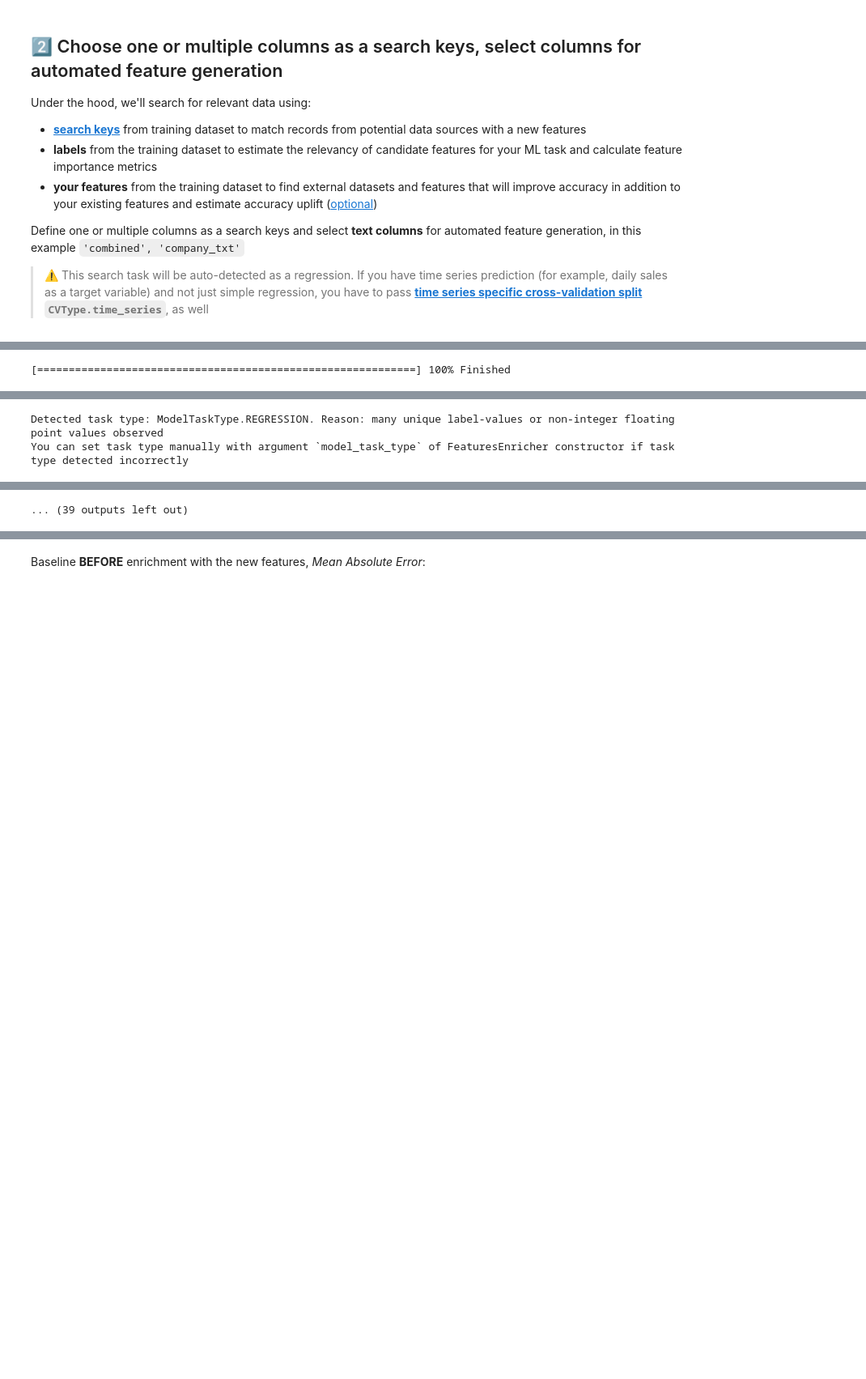
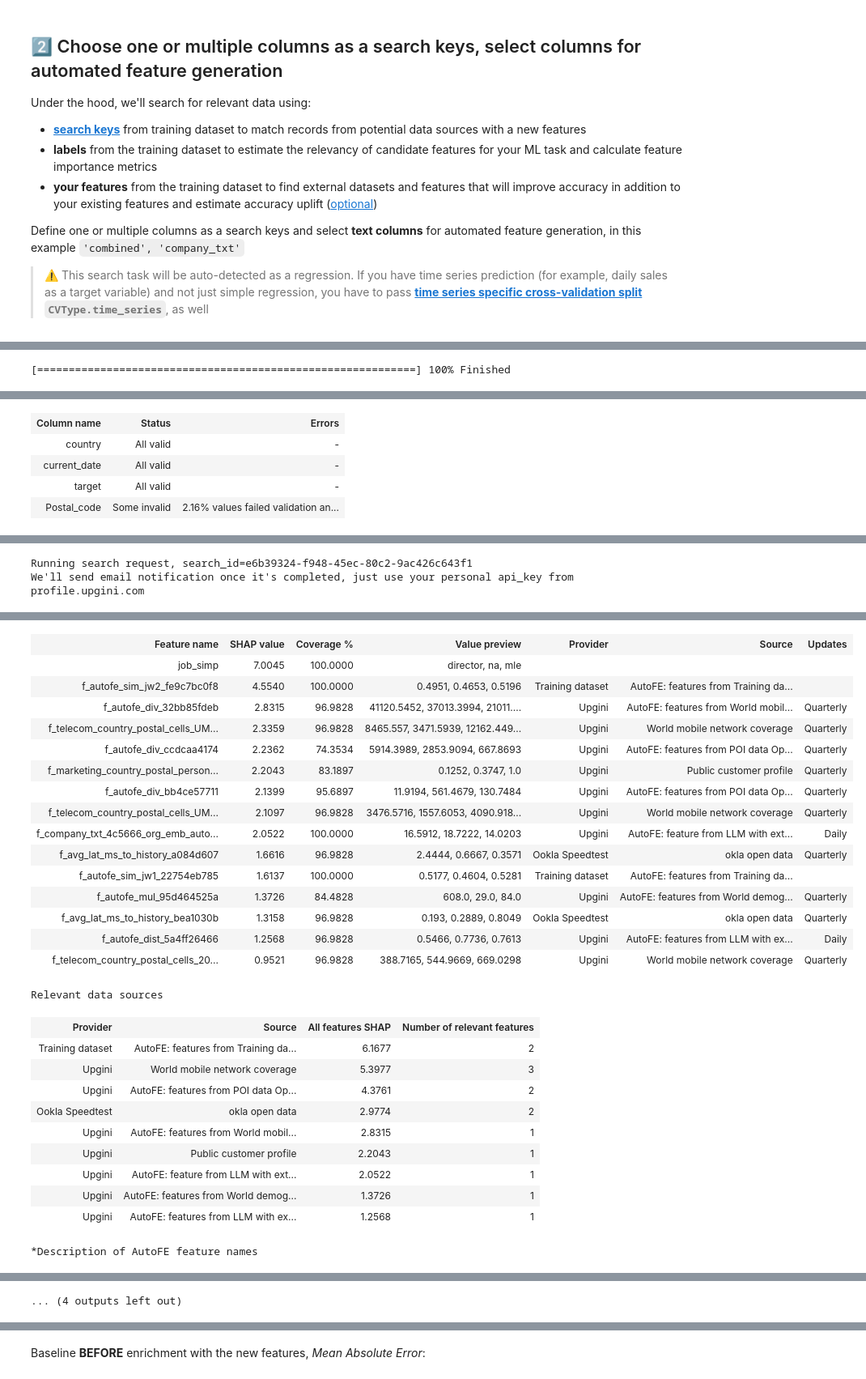
Before and after one commit to upgini/upgini, a Jupyter notebook: notebooks/Upgini_Features_search&generation.ipynb, the cells around one changed output, grey strips where cells are left out. Shown: that part at 81% size. Drawn from its saved outputs; the diff is of its cells as text; code cells hidden in the pictures; blank space fills up the shorter version.

```diff
--- a/notebooks/Upgini_Features_search&generation.ipynb
+++ b/notebooks/Upgini_Features_search&generation.ipynb
@@ -83,7 +85,7 @@ You need to separate features from targets in *a scikit-learn style* (X and y).
 # %%
 train_features = df.drop(['avg_salary'], axis=1)
 train_target = df.avg_salary
-enriched_train_features = enricher.fit_transform(
+enriched_train_features = enricher.fit(
     train_features,
     train_target,
     scoring = "mean_absolute_error")
@@ -94 +109,6 @@ Demo training dataset detected. Registration for an API key is not required.
+| Column name | Status | Errors |
+| country | All valid | - |
+| current_date | All valid | - |
+| target | All valid | - |
+| Postal_code | Some invalid | 2.16% values failed validation an... |
 [interactive output not drawn]
@@ -99,2 +115,2 @@ Demo training dataset detected. Registration for an API key is not required.
-Detected task type: ModelTaskType.REGRESSION. Reason: many unique label-values or non-integer floating point values observed
-You can set task type manually with argument `model_task_type` of FeaturesEnricher constructor if task type detected incorrectly
+Running search request, search_id=e6b39324-f948-45ec-80c2-9ac426c643f1
+We'll send email notification once it's completed, just use your personal api_key from profile.upgini.com
@@ -104 +118,28 @@ WARNING #1: No date/datetime column was detected in X to be used as a search key
+| Feature name | SHAP value | Coverage % | Value preview | Provider | Source | Updates |
+| job_simp | 7.0045 | 100.0000 | director, na, mle |  |  |  |
+| f_autofe_sim_jw2_fe9c7bc0f8 | 4.5540 | 100.0000 | 0.4951, 0.4653, 0.5196 | Training dataset | AutoFE: features from Training da... |  |
+| f_autofe_div_32bb85fdeb | 2.8315 | 96.9828 | 41120.5452, 37013.3994, 21011.... | Upgini | AutoFE: features from World mobil... | Quarterly |
+| f_telecom_country_postal_cells_UM... | 2.3359 | 96.9828 | 8465.557, 3471.5939, 12162.449... | Upgini | World mobile network coverage | Quarterly |
+| f_autofe_div_ccdcaa4174 | 2.2362 | 74.3534 | 5914.3989, 2853.9094, 667.8693 | Upgini | AutoFE: features from POI data Op... | Quarterly |
+| f_marketing_country_postal_person... | 2.2043 | 83.1897 | 0.1252, 0.3747, 1.0 | Upgini | Public customer profile | Quarterly |
+| f_autofe_div_bb4ce57711 | 2.1399 | 95.6897 | 11.9194, 561.4679, 130.7484 | Upgini | AutoFE: features from POI data Op... | Quarterly |
+| f_telecom_country_postal_cells_UM... | 2.1097 | 96.9828 | 3476.5716, 1557.6053, 4090.918... | Upgini | World mobile network coverage | Quarterly |
+| f_company_txt_4c5666_org_emb_auto... | 2.0522 | 100.0000 | 16.5912, 18.7222, 14.0203 | Upgini | AutoFE: feature from LLM with ext... | Daily |
+| f_avg_lat_ms_to_history_a084d607 | 1.6616 | 96.9828 | 2.4444, 0.6667, 0.3571 | Ookla Speedtest | okla open data | Quarterly |
+| f_autofe_sim_jw1_22754eb785 | 1.6137 | 100.0000 | 0.5177, 0.4604, 0.5281 | Training dataset | AutoFE: features from Training da... |  |
+| f_autofe_mul_95d464525a | 1.3726 | 84.4828 | 608.0, 29.0, 84.0 | Upgini | AutoFE: features from World demog... | Quarterly |
+| f_avg_lat_ms_to_history_bea1030b | 1.3158 | 96.9828 | 0.193, 0.2889, 0.8049 | Ookla Speedtest | okla open data | Quarterly |
+| f_autofe_dist_5a4ff26466 | 1.2568 | 96.9828 | 0.5466, 0.7736, 0.7613 | Upgini | AutoFE: features from LLM with ex... | Daily |
+| f_telecom_country_postal_cells_20... | 0.9521 | 96.9828 | 388.7165, 544.9669, 669.0298 | Upgini | World mobile network coverage | Quarterly |
-... (39 outputs left out)
+Relevant data sources
+| Provider | Source | All features SHAP | Number of relevant features |
+| Training dataset | AutoFE: features from Training da... | 6.1677 | 2 |
+| Upgini | World mobile network coverage | 5.3977 | 3 |
+| Upgini | AutoFE: features from POI data Op... | 4.3761 | 2 |
+| Ookla Speedtest | okla open data | 2.9774 | 2 |
+| Upgini | AutoFE: features from World mobil... | 2.8315 | 1 |
+| Upgini | Public customer profile | 2.2043 | 1 |
+| Upgini | AutoFE: feature from LLM with ext... | 2.0522 | 1 |
+| Upgini | AutoFE: features from World demog... | 1.3726 | 1 |
+| Upgini | AutoFE: features from LLM with ex... | 1.2568 | 1 |
+*Description of AutoFE feature names
@@ -105,3 +155,4 @@ WARNING #1: No date/datetime column was detected in X to be used as a search key
+... (4 outputs left out)
 # %% [markdown]
 We've got **10+ new relevant features** from:
 - Various sources  [automatically optimized by Upgini](https://upgini.com/#optimized_external_data) such as [World demographic & census data, World mobile network coverage, Location/Places/POI/Area/Proximity data from OpenStreetMap](https://github.com/upgini/upgini#-connected-data-sources-and-coverage)
```
Also changed, not shown: parts of 6 cells of this notebook, 3 other files.
